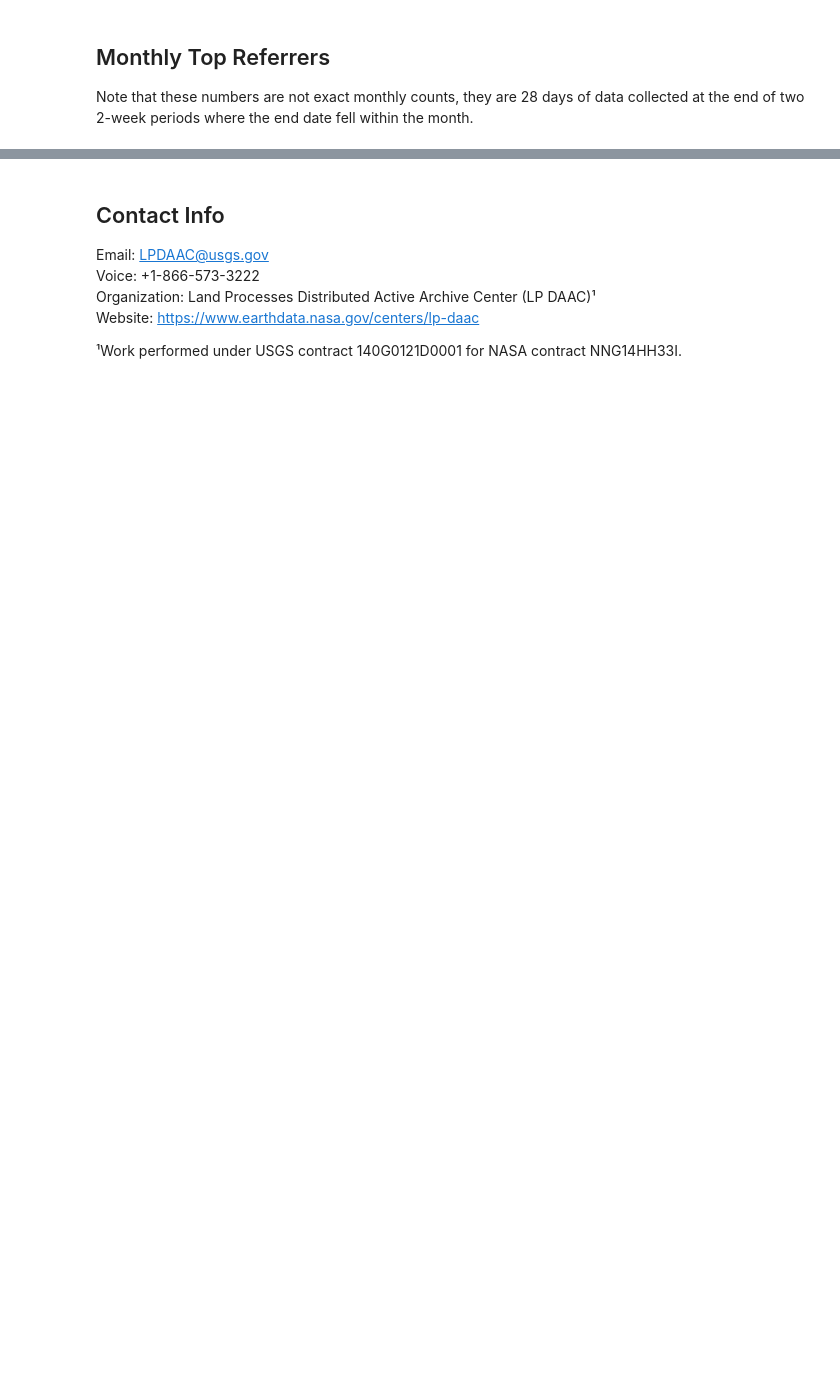
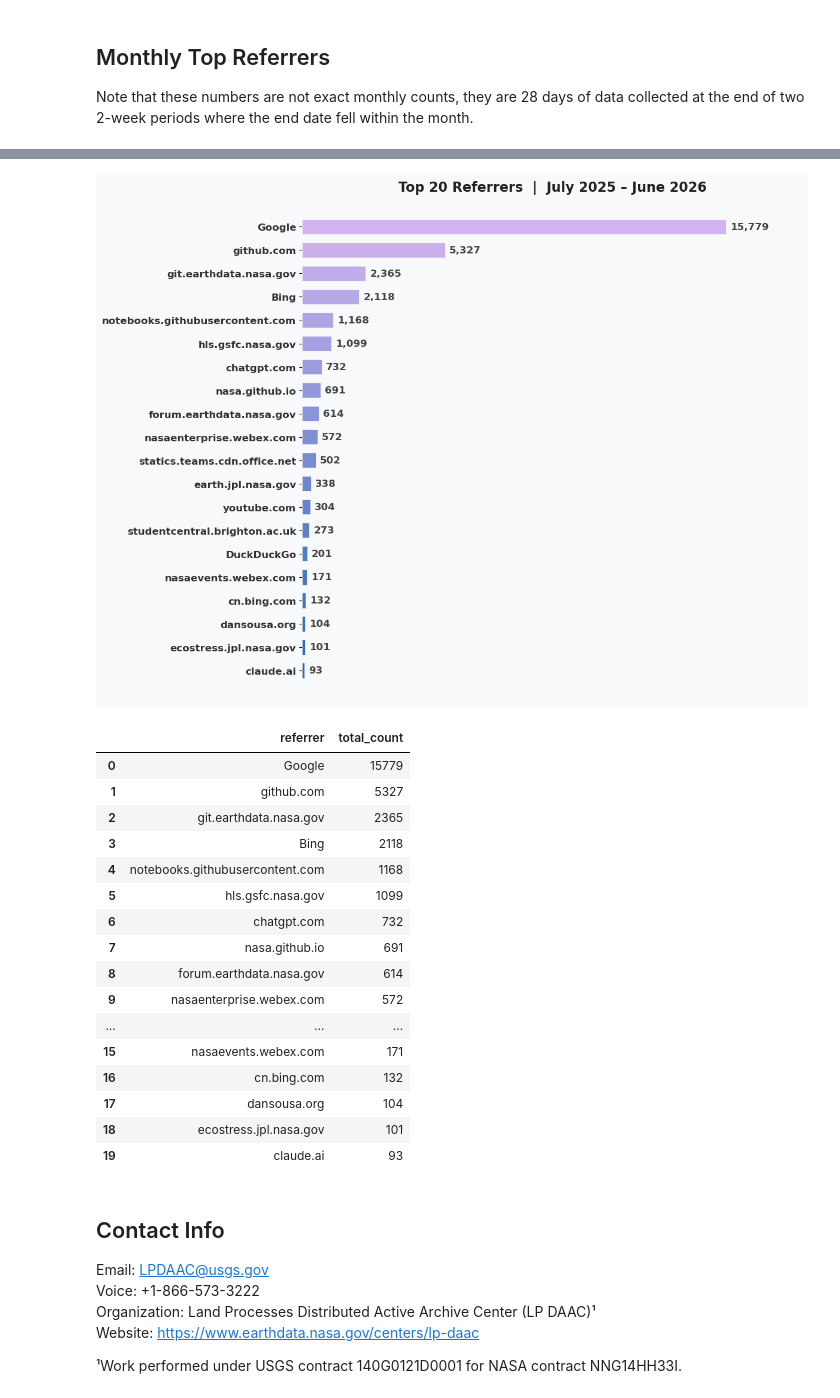
Before and after one commit to nasa/LPDAAC-Data-Resources, a Jupyter notebook: _metrics/view_metrics.ipynb, the cells around one changed output, grey strips where cells are left out. Saved outputs shown, nothing was run; the diff lists cells and outputs as text; code cells hidden in the pictures; blank space fills up the shorter version.

Commit message:
Updated the metrics notebook for FY2026

```diff
--- a/_metrics/view_metrics.ipynb
+++ b/_metrics/view_metrics.ipynb
@@ -123,3 +291,72 @@ monthly_refs.sort_values(['month','count'],ascending=[True,False]).groupby('mont
+# %%
+# Top 20 Referrers: 2025-07 to 2026-06
+top_refs = (
+    refs[
+        refs["month"].between(
+            pd.Period("2025-07", "M"), pd.Period("2026-06", "M")
+        )
+    ]
+    .groupby("referrer")
+    .agg(total_count=("count", "sum"))
+    .reset_index()
+    .sort_values("total_count", ascending=False)
+    .head(20)
+    .reset_index(drop=True)
+)
+
+n = len(top_refs)
+colors = [f"#{int(30 + 180 * (1 - i / n)):02x}{int(100 + 80 * (1 - i / n)):02x}{int(180 + 60 * (1 - i / n)):02x}" for i in range(n)]
+
+fig, ax = plt.subplots(figsize=(12, 9))
+fig.patch.set_facecolor("#F8F9FA")
+ax.set_facecolor("#F8F9FA")
+
+bars = ax.barh(top_refs["referrer"], top_refs["total_count"], color=colors, height=0.65, edgecolor="white", linewidth=0.5)
+ax.invert_yaxis()
+
+ax.xaxis.grid(True, color="white", linewidth=1.2, linestyle="-")
+ax.set_axisbelow(True)
+
+for spine in ["top", "right", "left", "bottom"]:
+    ax.spines[spine].set_visible(False)
+
+ax.xaxis.set_visible(False)
+
+for bar, val in zip(bars, top_refs["total_count"]):
+    ax.text(val + top_refs["total_count"].max() * 0.01, bar.get_y() + bar.get_height() / 2,
+            f"{val:,}", va="center", ha="left", fontsize=12, fontweight="bold", color="#444444")
+
+ax.set_title("Top 20 Referrers  |  July 2025 – June 2026", fontsize=16, fontweight="bold", color="#222222", pad=6)
+ax.tick_params(axis="y", labelsize=12)
+for label in ax.get_yticklabels():
+    label.set_fontweight("bold")
+    label.set_color("#333333")
+ax.set_xlim(0, top_refs["total_count"].max() * 1.18)
+
+plt.tight_layout()
+plt.savefig("top_referrers.png", dpi=150, facecolor=fig.get_facecolor())
+plt.show()
+
+top_refs
+# %% [output]
+[figure, added]
+|  | referrer | total_count |
+| 0 | Google | 15779 |
+| 1 | github.com | 5327 |
+| 2 | git.earthdata.nasa.gov | 2365 |
+| 3 | Bing | 2118 |
+| 4 | notebooks.githubusercontent.com | 1168 |
+| 5 | hls.gsfc.nasa.gov | 1099 |
+| 6 | chatgpt.com | 732 |
+| 7 | nasa.github.io | 691 |
+| 8 | forum.earthdata.nasa.gov | 614 |
+| 9 | nasaenterprise.webex.com | 572 |
+| ... | ... | ... |
+| 15 | nasaevents.webex.com | 171 |
+| 16 | cn.bing.com | 132 |
+| 17 | dansousa.org | 104 |
+| 18 | ecostress.jpl.nasa.gov | 101 |
+| 19 | claude.ai | 93 |
 # %% [markdown]
 ## Contact Info
 
```
Also changed, not shown: parts of 11 cells of this notebook.
